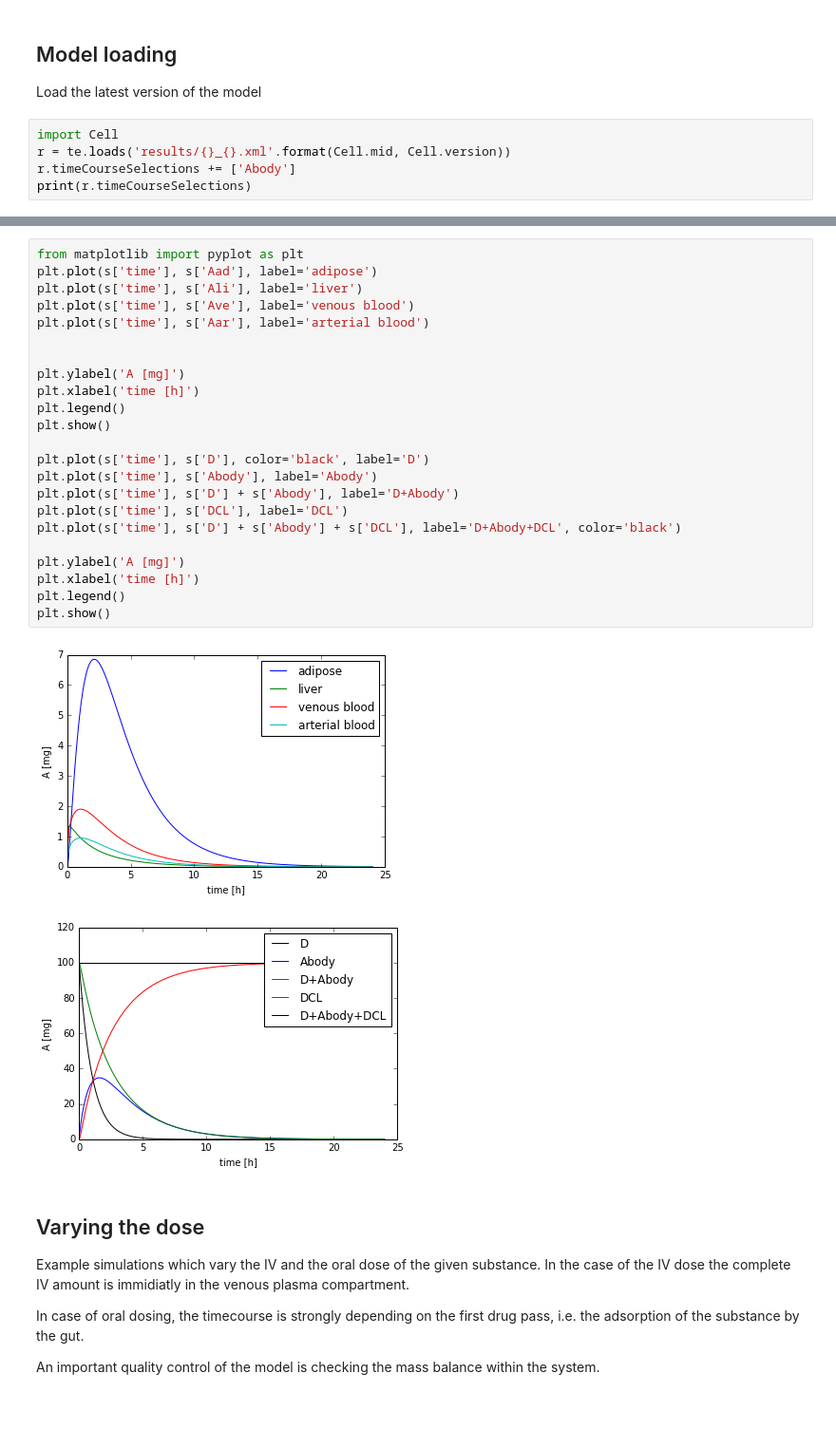
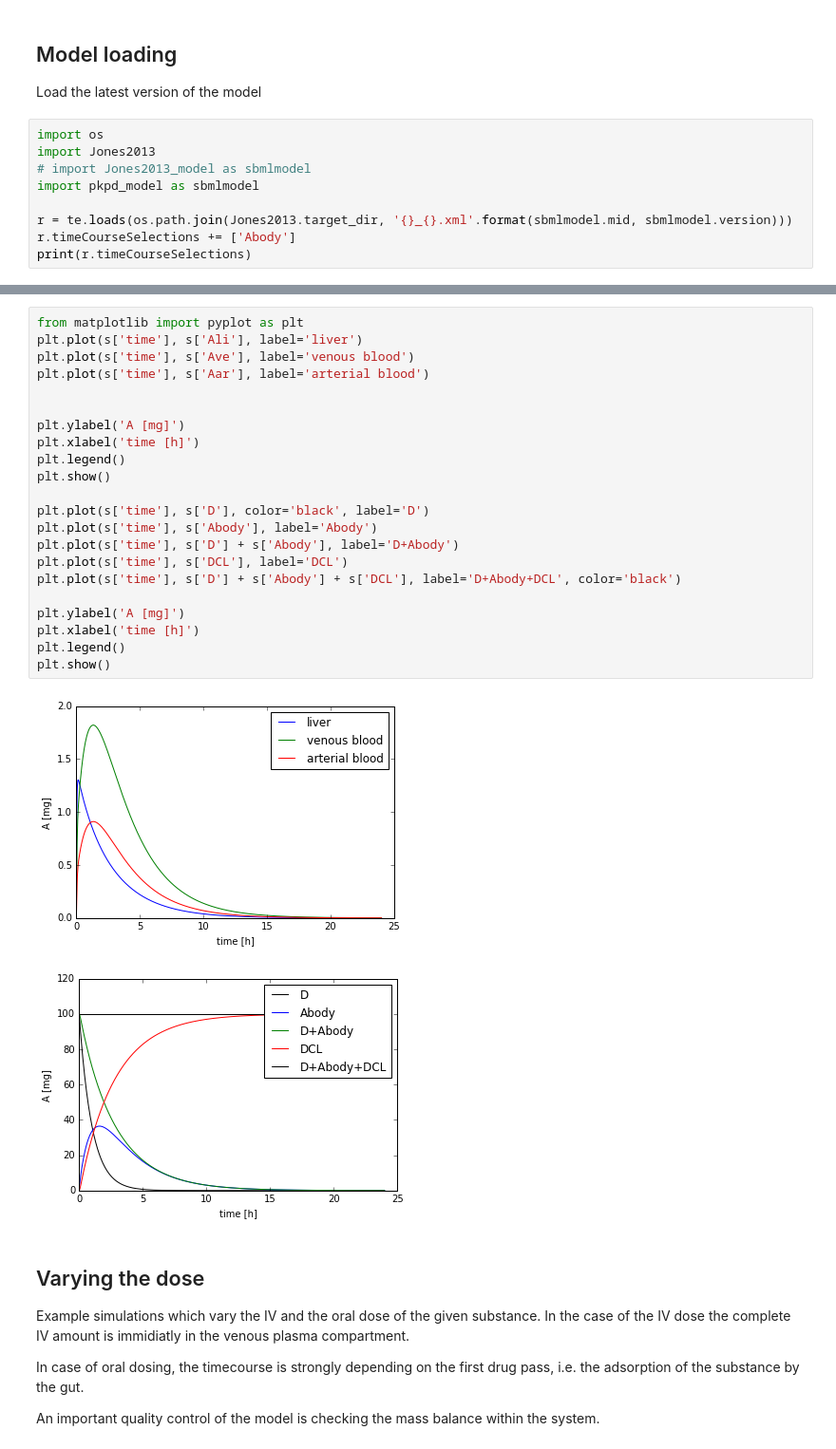
Before and after one commit to jingyayeah/multiscale-galactose, a Jupyter notebook: python/multiscalepy/multiscale/examples/models/Jones2013/Jones2013.ipynb, the cells around one changed output, grey strips where cells are left out. Shown at 95% size. Saved outputs shown, nothing was run; the diff lists cells and outputs as text; blank space fills up the shorter version.

Commit message:
Reduced PKPD model with combined rest volume

```diff
--- a/python/multiscalepy/multiscale/examples/models/Jones2013/Jones2013.ipynb
+++ b/python/multiscalepy/multiscale/examples/models/Jones2013/Jones2013.ipynb
@@ -11,8 +11,12 @@ import tellurium as te
 ## Model loading
 Load the latest version of the model
 # %%
-import Cell
-r = te.loads('results/{}_{}.xml'.format(Cell.mid, Cell.version))
+import os
+import Jones2013
+# import Jones2013_model as sbmlmodel
+import pkpd_model as sbmlmodel
+
+r = te.loads(os.path.join(Jones2013.target_dir, '{}_{}.xml'.format(sbmlmodel.mid, sbmlmodel.version)))
 r.timeCourseSelections += ['Abody']
 print(r.timeCourseSelections)
 # %% [output]
@@ -25,30 +29,29 @@ r.plot(s)
 <module 'matplotlib.pyplot' from '/usr/local/lib/python2.7/dist-packages/matplotlib/pyplot.pyc'>
 # %%
 from matplotlib import pyplot as plt
-plt.plot(s['time'], s['Aad'], label='adipose')
 plt.plot(s['time'], s['Ali'], label='liver')
 plt.plot(s['time'], s['Ave'], label='venous blood')
 plt.plot(s['time'], s['Aar'], label='arterial blood')
 
 
 plt.ylabel('A [mg]')
 plt.xlabel('time [h]')
 plt.legend()
 plt.show()
 
 plt.plot(s['time'], s['D'], color='black', label='D')
 plt.plot(s['time'], s['Abody'], label='Abody')
 plt.plot(s['time'], s['D'] + s['Abody'], label='D+Abody')
 plt.plot(s['time'], s['DCL'], label='DCL')
 plt.plot(s['time'], s['D'] + s['Abody'] + s['DCL'], label='D+Abody+DCL', color='black')
 
 plt.ylabel('A [mg]')
 plt.xlabel('time [h]')
 plt.legend()
 plt.show()
 # %% [output]
-[figure, old version]
+[figure, new version]
-[figure, old version]
+[figure, new version]
 # %% [markdown]
 ## Varying the dose
 Example simulations which vary the IV and the oral dose of the given substance. In the case of the IV dose the complete IV amount is immidiatly in the venous plasma compartment.
```
Also changed, not shown: parts of 5 cells of this notebook, 6 other files.
